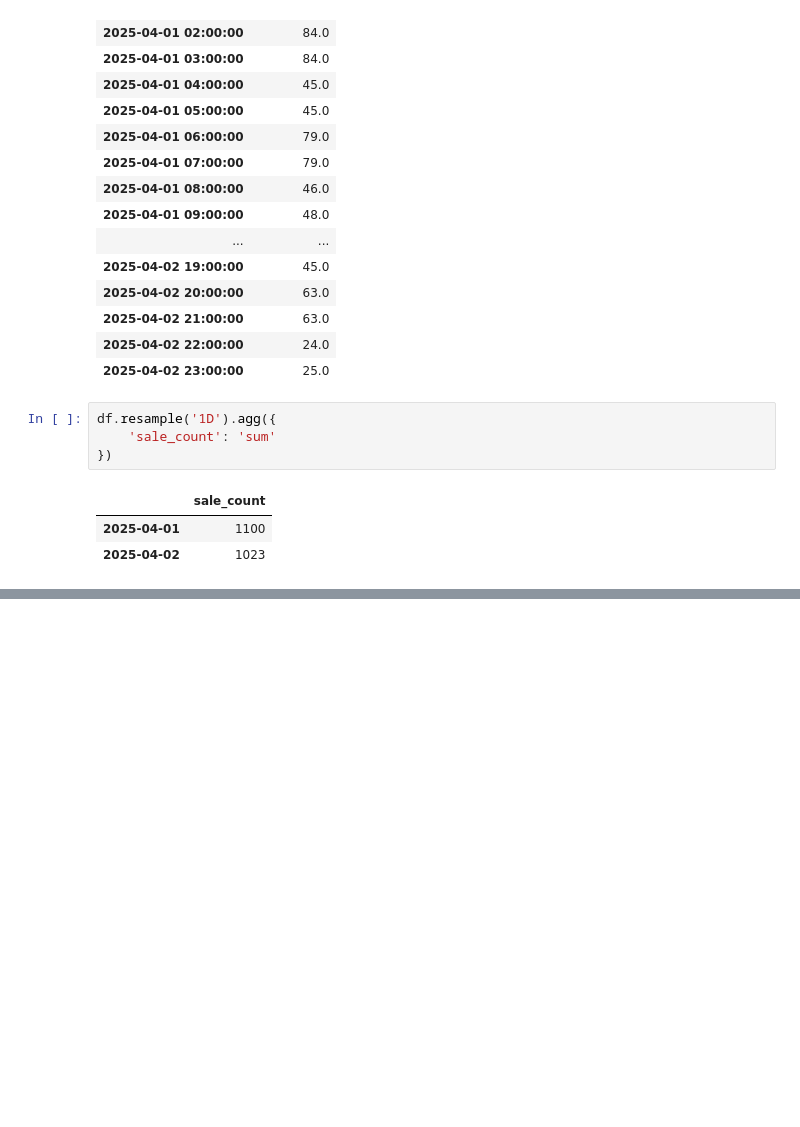
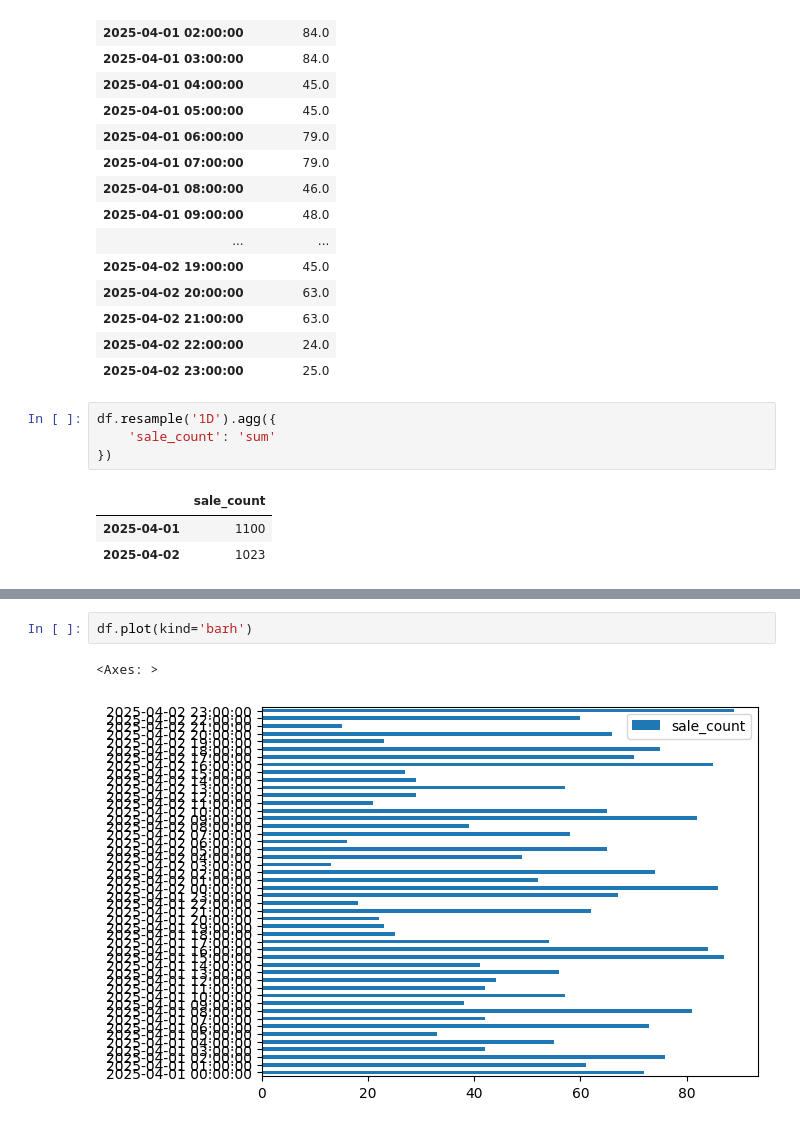
Before and after one commit to Mmd4LIFE/000-quera-bc, a Jupyter notebook: 02-pandas/pandas_intro.ipynb, the cells around one changed output, grey strips where cells are left out. Cells and saved outputs as stored; diff of their text form; blank space fills up the shorter version.

```diff
--- a/02-pandas/pandas_intro.ipynb
+++ b/02-pandas/pandas_intro.ipynb
@@ -889,0 +1056,5 @@ df.resample('1D').agg({
+# %%
+df.plot(kind='barh')
+# %% [output]
+<Axes: >
+[figure, added]
```
Also changed, not shown: parts of 16 cells of this notebook, 3 other files.
